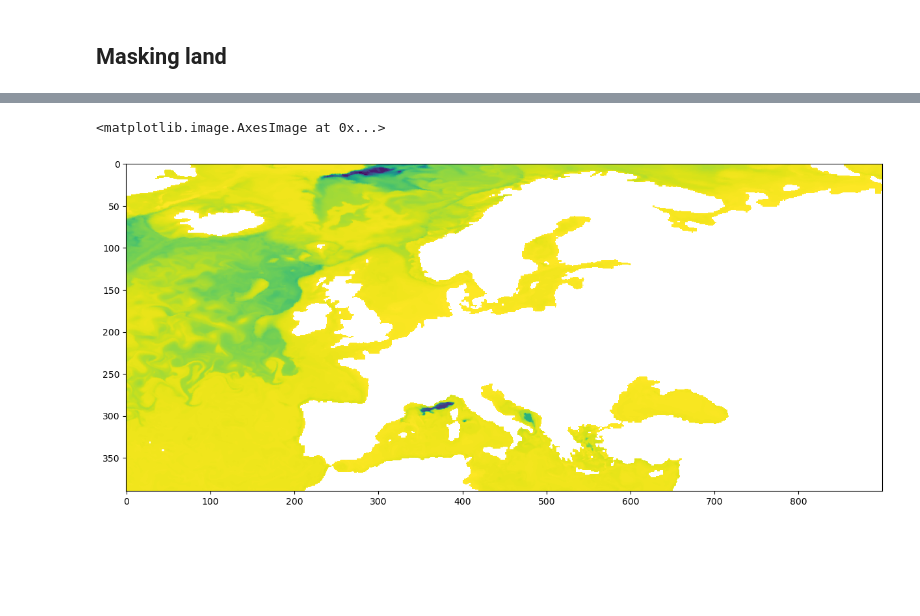
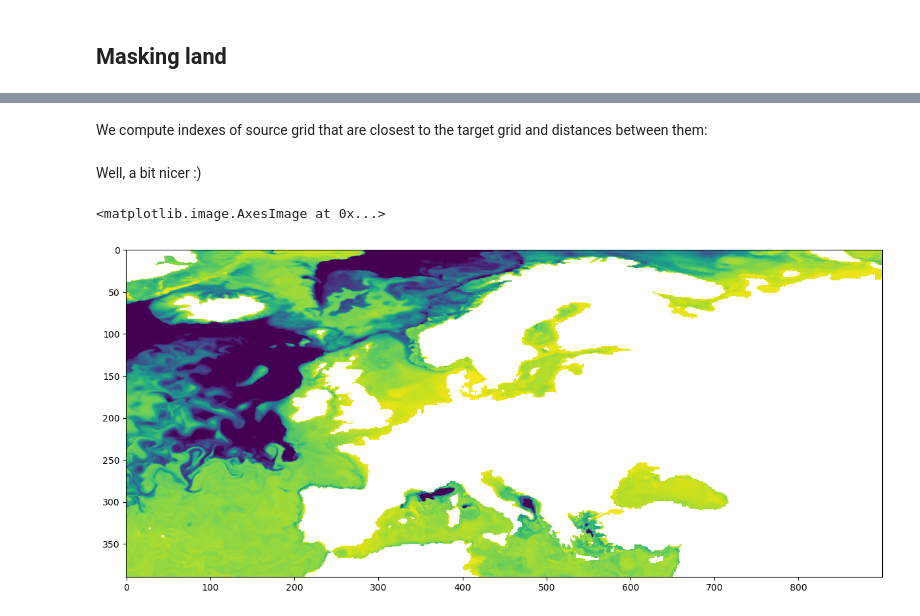
Before and after one commit to eerie-project/EERIE_hackathon_2023, a Jupyter notebook: IFS_FESOM/FESOM/STARTHERE_FESOM.ipynb, the cells around one changed output, grey strips where cells are left out. Cells and saved outputs as stored; diff of their text form; code cells hidden in the pictures; blank space fills up the shorter version.

```diff
--- a/IFS_FESOM/FESOM/STARTHERE_FESOM.ipynb
+++ b/IFS_FESOM/FESOM/STARTHERE_FESOM.ipynb
@@ -85,5 +87,6 @@ Data variables: (12/13)
 # %%
-grid = run.node_grid.to_dask()
+grid = cat["FESOM"]['IFS_4.4-FESOM_5-cycle3'].node_grid.to_dask()
 model_lon_fesom = grid.grid_center_lon.values
 model_lat_fesom = grid.grid_center_lat.values
+# put coordinates to -180 180 format
 model_lon_fesom = np.where(model_lon_fesom>180, model_lon_fesom-360, model_lon_fesom)
@@ -155,6 +164,8 @@ def create_indexes_and_distances(model_lon, model_lat, lons, lats, k=1, workers=
     return distances, inds
 # %%
 from scipy.spatial import cKDTree
+# %% [markdown]
+We compute indexes of source grid that are closest to the target grid and distances between them:
 # %%
 distances, inds = create_indexes_and_distances(model_lon_fesom, model_lat_fesom, lon2, lat2, k=1, workers=10)
 # %%
@@ -165,7 +181,9 @@ data_interpolated = data_interpolated.reshape(lon2.shape)
 data_interpolated = np.ma.masked_invalid(data_interpolated)
+# %% [markdown]
+Well, a bit nicer :)
 # %%
 plt.figure(figsize=(15,15))
-plt.imshow(np.flipud(data_interpolated))
+plt.imshow(np.flipud(data_interpolated), vmin=-500, vmax=0)
 # %% [output]
 <matplotlib.image.AxesImage at 0x...>
-[figure, old version]
+[figure, new version]
```
Also changed, not shown: parts of 10 cells of this notebook, 1 other file.
